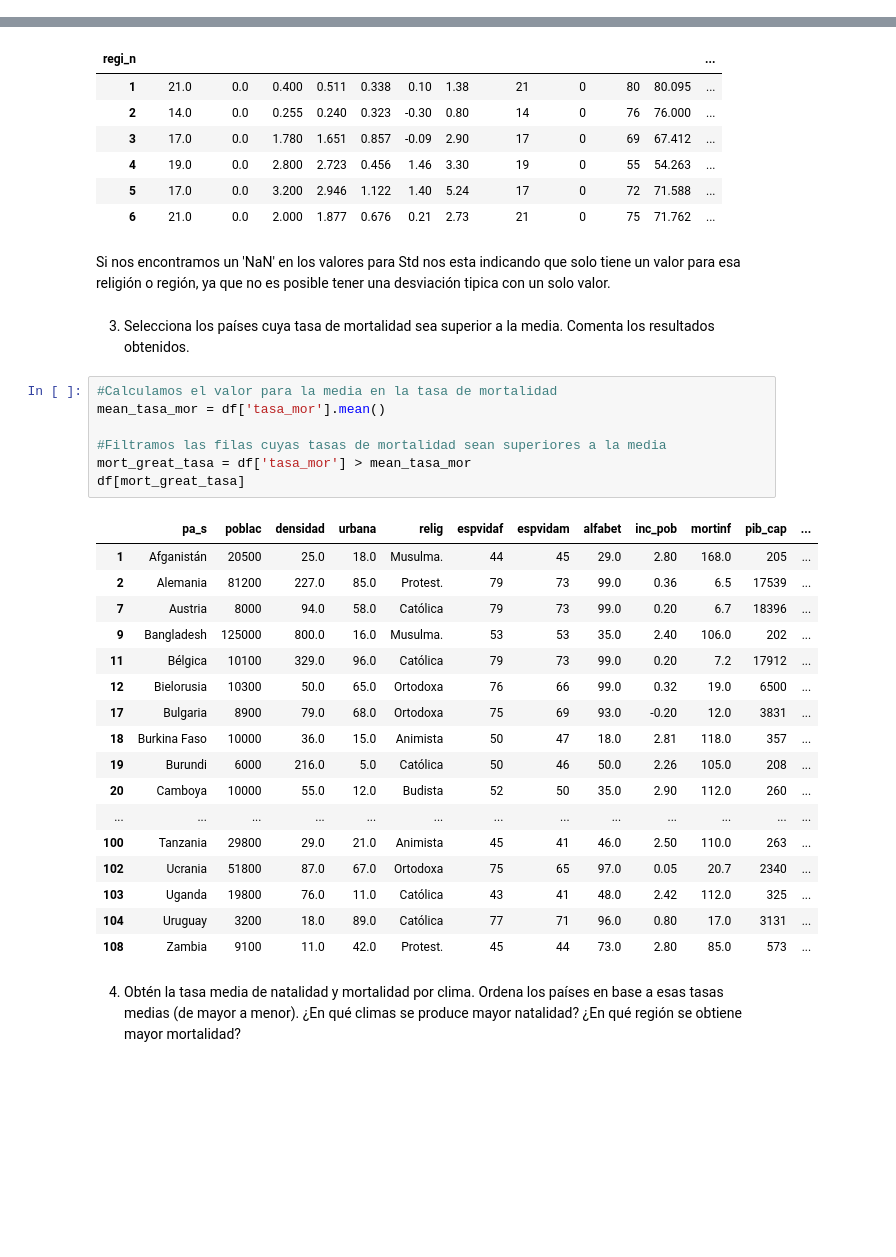
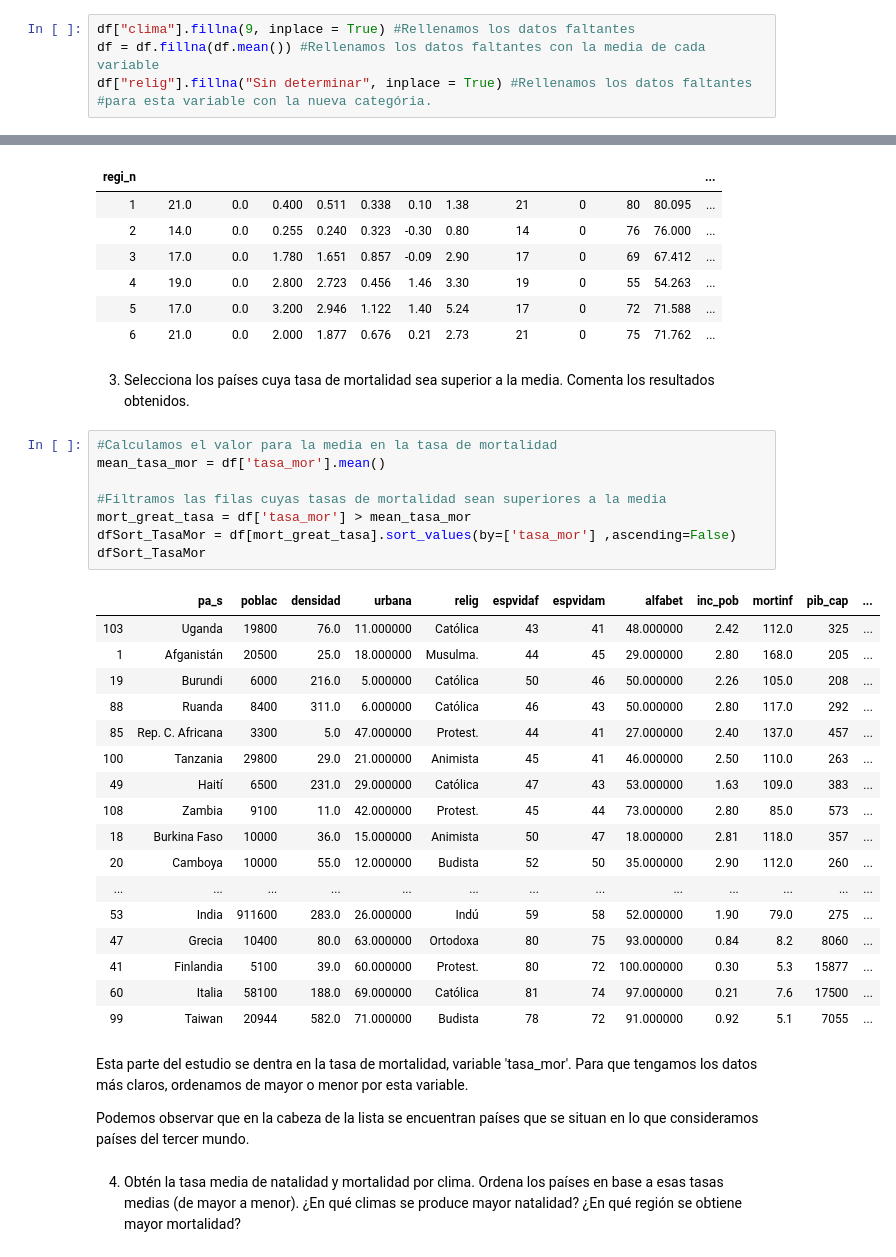
Before and after one commit to AnaFernandezCruz/ProgramacionOrientadaCD, a Jupyter notebook: PracticaPython.ipynb, the cells around one changed output, grey strips where cells are left out. Cells and saved outputs as stored; diff of their text form; blank space fills up the shorter version.

```diff
--- a/PracticaPython.ipynb
+++ b/PracticaPython.ipynb
@@ -43 +71,6 @@ df
+# %%
+df["clima"].fillna(9, inplace = True) #Rellenamos los datos faltantes
+df = df.fillna(df.mean()) #Rellenamos los datos faltantes con la media de cada variable
+df["relig"].fillna("Sin determinar", inplace = True) #Rellenamos los datos faltantes
+#para esta variable con la nueva categória.
 # %%
@@ -165,35 +186,38 @@ groupRegionStats
 | 4 | 19.0 | 0.0 | 2.800 | 2.723 | 0.456 | 1.46 | 3.30 | 19 | 0 | 55 | 54.263 | ... |
 | 5 | 17.0 | 0.0 | 3.200 | 2.946 | 1.122 | 1.40 | 5.24 | 17 | 0 | 72 | 71.588 | ... |
 | 6 | 21.0 | 0.0 | 2.000 | 1.877 | 0.676 | 0.21 | 2.73 | 21 | 0 | 75 | 71.762 | ... |
-# %% [markdown]
-Si nos encontramos un 'NaN' en los valores para Std nos esta indicando que solo tiene un valor para esa religión o región, ya que no es posible tener una desviación tipica con un solo valor.
 # %% [markdown]
 3. Selecciona los países cuya tasa de mortalidad sea superior a la media. Comenta los resultados obtenidos.
 # %%
 #Calculamos el valor para la media en la tasa de mortalidad
 mean_tasa_mor = df['tasa_mor'].mean()
 
 #Filtramos las filas cuyas tasas de mortalidad sean superiores a la media
 mort_great_tasa = df['tasa_mor'] > mean_tasa_mor
-df[mort_great_tasa]
+dfSort_TasaMor = df[mort_great_tasa].sort_values(by=['tasa_mor'] ,ascending=False)
+dfSort_TasaMor
 # %% [output]
 |  | pa_s | poblac | densidad | urbana | relig | espvidaf | espvidam | alfabet | inc_pob | mortinf | pib_cap | ... |
-| 1 | Afganistán | 20500 | 25.0 | 18.0 | Musulma. | 44 | 45 | 29.0 | 2.80 | 168.0 | 205 | ... |
-| 2 | Alemania | 81200 | 227.0 | 85.0 | Protest. | 79 | 73 | 99.0 | 0.36 | 6.5 | 17539 | ... |
-| 7 | Austria | 8000 | 94.0 | 58.0 | Católica | 79 | 73 | 99.0 | 0.20 | 6.7 | 18396 | ... |
-| 9 | Bangladesh | 125000 | 800.0 | 16.0 | Musulma. | 53 | 53 | 35.0 | 2.40 | 106.0 | 202 | ... |
-| 11 | Bélgica | 10100 | 329.0 | 96.0 | Católica | 79 | 73 | 99.0 | 0.20 | 7.2 | 17912 | ... |
-| 12 | Bielorusia | 10300 | 50.0 | 65.0 | Ortodoxa | 76 | 66 | 99.0 | 0.32 | 19.0 | 6500 | ... |
-| 17 | Bulgaria | 8900 | 79.0 | 68.0 | Ortodoxa | 75 | 69 | 93.0 | -0.20 | 12.0 | 3831 | ... |
-| 18 | Burkina Faso | 10000 | 36.0 | 15.0 | Animista | 50 | 47 | 18.0 | 2.81 | 118.0 | 357 | ... |
-| 19 | Burundi | 6000 | 216.0 | 5.0 | Católica | 50 | 46 | 50.0 | 2.26 | 105.0 | 208 | ... |
-| 20 | Camboya | 10000 | 55.0 | 12.0 | Budista | 52 | 50 | 35.0 | 2.90 | 112.0 | 260 | ... |
+| 103 | Uganda | 19800 | 76.0 | 11.000000 | Católica | 43 | 41 | 48.000000 | 2.42 | 112.0 | 325 | ... |
+| 1 | Afganistán | 20500 | 25.0 | 18.000000 | Musulma. | 44 | 45 | 29.000000 | 2.80 | 168.0 | 205 | ... |
+| 19 | Burundi | 6000 | 216.0 | 5.000000 | Católica | 50 | 46 | 50.000000 | 2.26 | 105.0 | 208 | ... |
+| 88 | Ruanda | 8400 | 311.0 | 6.000000 | Católica | 46 | 43 | 50.000000 | 2.80 | 117.0 | 292 | ... |
+| 85 | Rep. C. Africana | 3300 | 5.0 | 47.000000 | Protest. | 44 | 41 | 27.000000 | 2.40 | 137.0 | 457 | ... |
+| 100 | Tanzania | 29800 | 29.0 | 21.000000 | Animista | 45 | 41 | 46.000000 | 2.50 | 110.0 | 263 | ... |
+| 49 | Haití | 6500 | 231.0 | 29.000000 | Católica | 47 | 43 | 53.000000 | 1.63 | 109.0 | 383 | ... |
+| 108 | Zambia | 9100 | 11.0 | 42.000000 | Protest. | 45 | 44 | 73.000000 | 2.80 | 85.0 | 573 | ... |
+| 18 | Burkina Faso | 10000 | 36.0 | 15.000000 | Animista | 50 | 47 | 18.000000 | 2.81 | 118.0 | 357 | ... |
+| 20 | Camboya | 10000 | 55.0 | 12.000000 | Budista | 52 | 50 | 35.000000 | 2.90 | 112.0 | 260 | ... |
 | ... | ... | ... | ... | ... | ... | ... | ... | ... | ... | ... | ... | ... |
-| 100 | Tanzania | 29800 | 29.0 | 21.0 | Animista | 45 | 41 | 46.0 | 2.50 | 110.0 | 263 | ... |
-| 102 | Ucrania | 51800 | 87.0 | 67.0 | Ortodoxa | 75 | 65 | 97.0 | 0.05 | 20.7 | 2340 | ... |
-| 103 | Uganda | 19800 | 76.0 | 11.0 | Católica | 43 | 41 | 48.0 | 2.42 | 112.0 | 325 | ... |
-| 104 | Uruguay | 3200 | 18.0 | 89.0 | Católica | 77 | 71 | 96.0 | 0.80 | 17.0 | 3131 | ... |
-| 108 | Zambia | 9100 | 11.0 | 42.0 | Protest. | 45 | 44 | 73.0 | 2.80 | 85.0 | 573 | ... |
+| 53 | India | 911600 | 283.0 | 26.000000 | Indú | 59 | 58 | 52.000000 | 1.90 | 79.0 | 275 | ... |
+| 47 | Grecia | 10400 | 80.0 | 63.000000 | Ortodoxa | 80 | 75 | 93.000000 | 0.84 | 8.2 | 8060 | ... |
+| 41 | Finlandia | 5100 | 39.0 | 60.000000 | Protest. | 80 | 72 | 100.000000 | 0.30 | 5.3 | 15877 | ... |
+| 60 | Italia | 58100 | 188.0 | 69.000000 | Católica | 81 | 74 | 97.000000 | 0.21 | 7.6 | 17500 | ... |
+| 99 | Taiwan | 20944 | 582.0 | 71.000000 | Budista | 78 | 72 | 91.000000 | 0.92 | 5.1 | 7055 | ... |
+# %% [markdown]
+Esta parte del estudio se dentra en la tasa de mortalidad, variable 'tasa_mor'. Para que tengamos los datos más claros, ordenamos de mayor o menor por esta variable.
+
+Podemos observar que en la cabeza de la lista se encuentran países que se situan en lo que consideramos países del tercer mundo.
 # %% [markdown]
 4. Obtén la tasa media de natalidad y mortalidad por clima. Ordena los países en base a esas tasas medias (de mayor a menor). ¿En qué climas se produce mayor natalidad? ¿En qué región se obtiene mayor mortalidad?
 # %%
```
Also changed, not shown: parts of 22 cells of this notebook, 1 other file.
